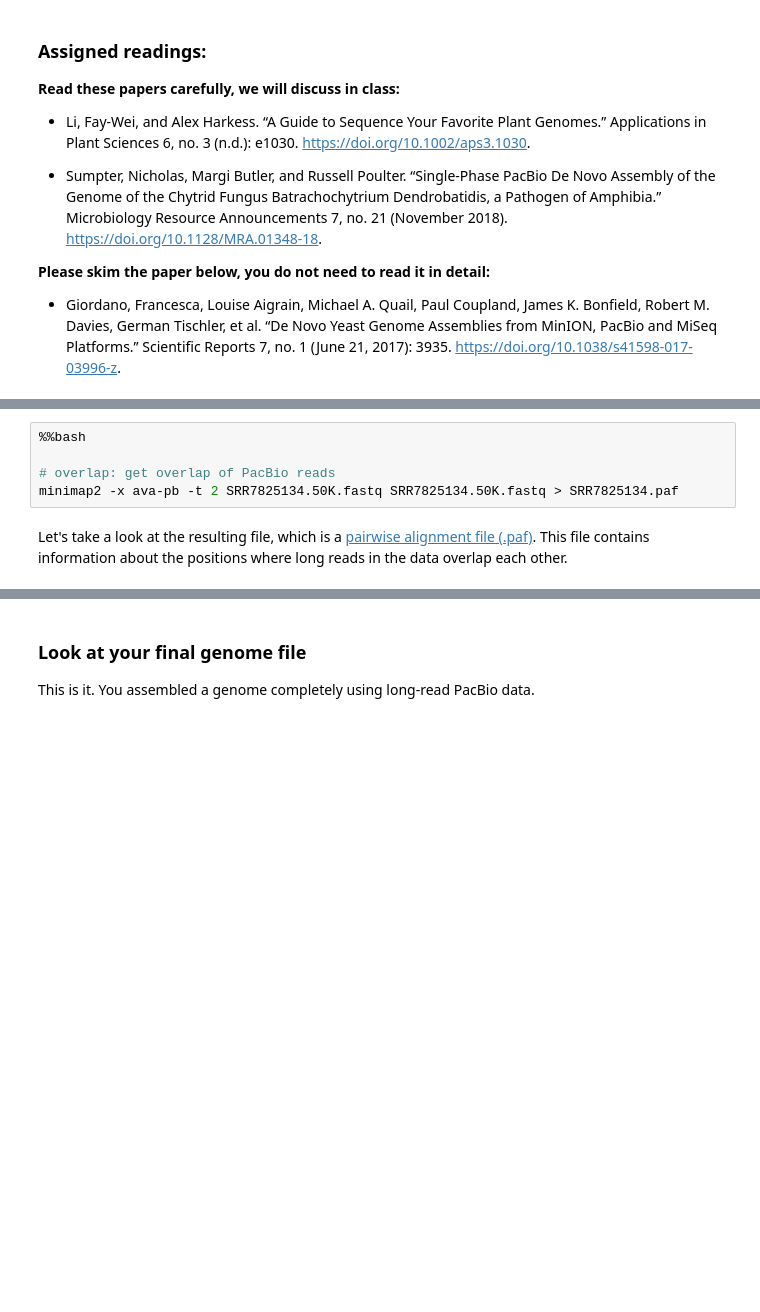
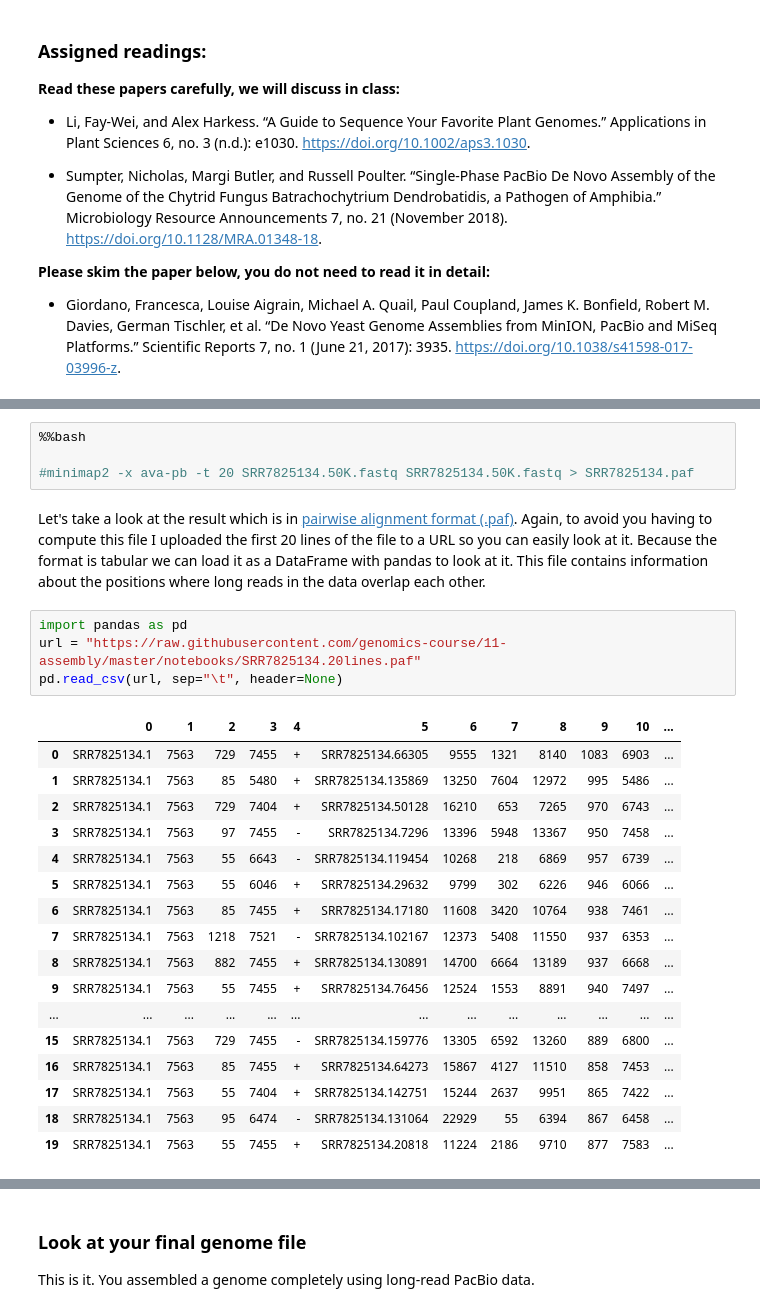
Before and after one commit to genomics-course/11-assembly, a Jupyter notebook: notebooks/nb-11.2-pacbio.ipynb, the cells around one changed output, grey strips where cells are left out. Saved outputs shown, nothing was run; the diff lists cells and outputs as text; blank space fills up the shorter version.

```diff
--- a/notebooks/nb-11.2-pacbio.ipynb
+++ b/notebooks/nb-11.2-pacbio.ipynb
@@ -44,9 +49,30 @@ Here we align all of the PacBio reads to each other. Remember this is the type o
 # %%
 %%bash
 
-# overlap: get overlap of PacBio reads
-minimap2 -x ava-pb -t 2 SRR7825134.50K.fastq SRR7825134.50K.fastq > SRR7825134.paf
+#minimap2 -x ava-pb -t 20 SRR7825134.50K.fastq SRR7825134.50K.fastq > SRR7825134.paf
 # %% [markdown]
-Let's take a look at the resulting file, which is a [pairwise alignment file (.paf)](https://github.com/lh3/miniasm/blob/master/PAF.md). This file contains information about the positions where long reads in the data overlap each other.
+Let's take a look at the result which is in [pairwise alignment format (.paf)](https://github.com/lh3/miniasm/blob/master/PAF.md). Again, to avoid you having to compute this file I uploaded the first 20 lines of the file to a URL so you can easily look at it. Because the format is tabular we can load it as a DataFrame with pandas to look at it. This file contains information about the positions where long reads in the data overlap each other.
+# %%
+import pandas as pd
+url = "https://raw.githubusercontent.com/genomics-course/11-assembly/master/notebooks/SRR7825134.20lines.paf"
+pd.read_csv(url, sep="\t", header=None)
+# %% [output]
+|  | 0 | 1 | 2 | 3 | 4 | 5 | 6 | 7 | 8 | 9 | 10 | ... |
+| 0 | SRR7825134.1 | 7563 | 729 | 7455 | + | SRR7825134.66305 | 9555 | 1321 | 8140 | 1083 | 6903 | ... |
+| 1 | SRR7825134.1 | 7563 | 85 | 5480 | + | SRR7825134.135869 | 13250 | 7604 | 12972 | 995 | 5486 | ... |
+| 2 | SRR7825134.1 | 7563 | 729 | 7404 | + | SRR7825134.50128 | 16210 | 653 | 7265 | 970 | 6743 | ... |
+| 3 | SRR7825134.1 | 7563 | 97 | 7455 | - | SRR7825134.7296 | 13396 | 5948 | 13367 | 950 | 7458 | ... |
+| 4 | SRR7825134.1 | 7563 | 55 | 6643 | - | SRR7825134.119454 | 10268 | 218 | 6869 | 957 | 6739 | ... |
+| 5 | SRR7825134.1 | 7563 | 55 | 6046 | + | SRR7825134.29632 | 9799 | 302 | 6226 | 946 | 6066 | ... |
+| 6 | SRR7825134.1 | 7563 | 85 | 7455 | + | SRR7825134.17180 | 11608 | 3420 | 10764 | 938 | 7461 | ... |
+| 7 | SRR7825134.1 | 7563 | 1218 | 7521 | - | SRR7825134.102167 | 12373 | 5408 | 11550 | 937 | 6353 | ... |
+| 8 | SRR7825134.1 | 7563 | 882 | 7455 | + | SRR7825134.130891 | 14700 | 6664 | 13189 | 937 | 6668 | ... |
+| 9 | SRR7825134.1 | 7563 | 55 | 7455 | + | SRR7825134.76456 | 12524 | 1553 | 8891 | 940 | 7497 | ... |
+| ... | ... | ... | ... | ... | ... | ... | ... | ... | ... | ... | ... | ... |
+| 15 | SRR7825134.1 | 7563 | 729 | 7455 | - | SRR7825134.159776 | 13305 | 6592 | 13260 | 889 | 6800 | ... |
+| 16 | SRR7825134.1 | 7563 | 85 | 7455 | + | SRR7825134.64273 | 15867 | 4127 | 11510 | 858 | 7453 | ... |
+| 17 | SRR7825134.1 | 7563 | 55 | 7404 | + | SRR7825134.142751 | 15244 | 2637 | 9951 | 865 | 7422 | ... |
+| 18 | SRR7825134.1 | 7563 | 95 | 6474 | - | SRR7825134.131064 | 22929 | 55 | 6394 | 867 | 6458 | ... |
+| 19 | SRR7825134.1 | 7563 | 55 | 7455 | + | SRR7825134.20818 | 11224 | 2186 | 9710 | 877 | 7583 | ... |
 # %% [markdown]
 ### Layout: assemble contigs from overlapping reads
```
Also changed, not shown: parts of 20 cells of this notebook, 1 other file.
